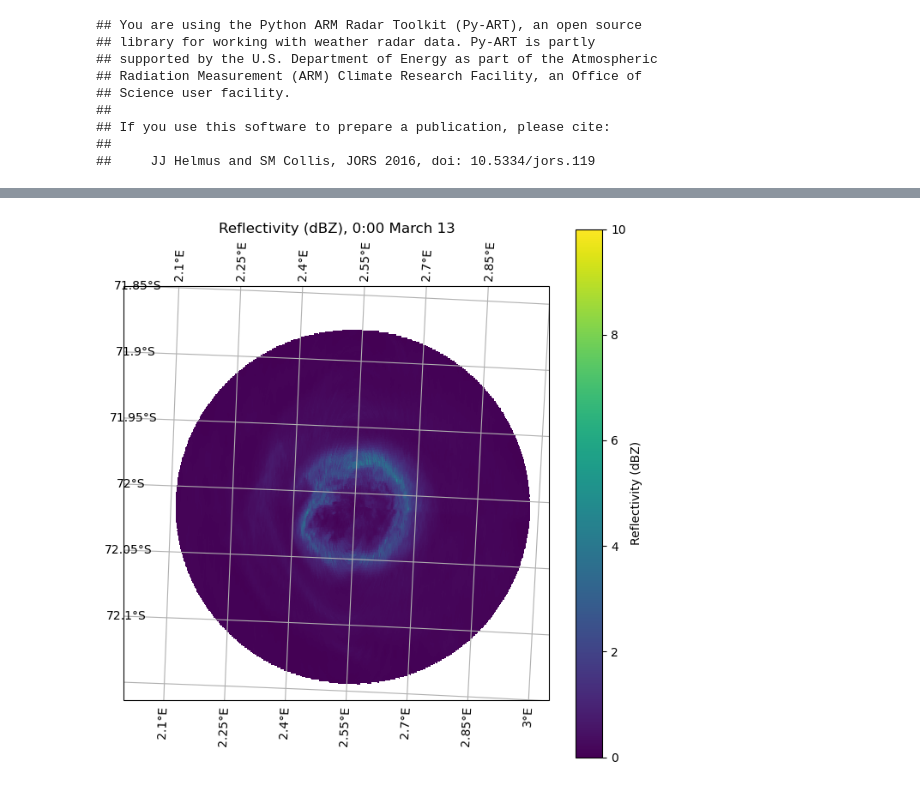
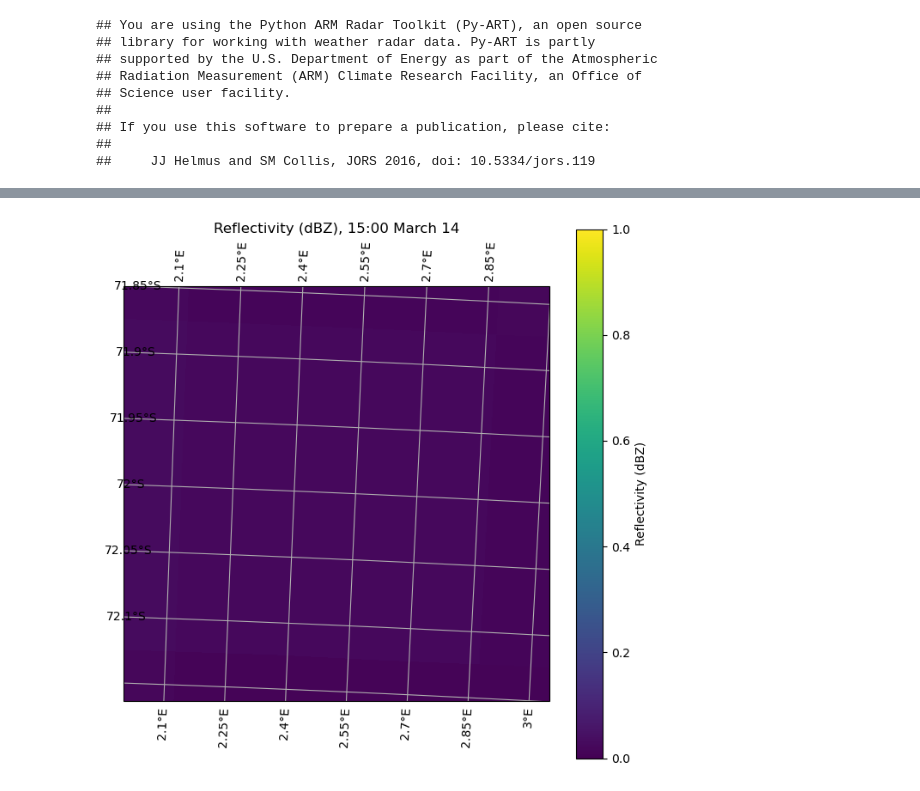
Before and after one commit to Troll-Observing-Network/neumayer-snowfall, a Jupyter notebook: 2D_Radar_New.ipynb, the cells around one changed output, grey strips where cells are left out. Drawn from its saved outputs; the diff is of its cells as text; code cells hidden in the pictures.

```diff
--- a/2D_Radar_New.ipynb
+++ b/2D_Radar_New.ipynb
@@ -301,17 +301,17 @@ eraLon = np.array(model.variables['longitude'][500:900])
 # %%
 fig = plt.figure(figsize=(8, 8))
 
 ax = plt.axes(projection=ccrs.SouthPolarStereo())
 ax.gridlines(draw_labels=True)
 ax.set_extent([2, 3, -72.15, -71.85], crs=ccrs.PlateCarree())
 ax.coastlines()
 
 
 
-cf = ax.pcolormesh(lon_target, lat_target, dbzSort_0313[:, :, 5], vmin=0, vmax=10, transform=ccrs.PlateCarree(), cmap='viridis')
+cf = ax.pcolormesh(eraLon, eraLat, fullGrid[39, :, :], vmin=0, vmax=1.0, transform=ccrs.PlateCarree(), cmap='viridis')
 plt.colorbar(cf, label='Reflectivity (dBZ)')
-plt.title("Reflectivity (dBZ), 0:00 March 13")
+plt.title("Reflectivity (dBZ), 15:00 March 14")
 
 plt.show()
 # %% [output]
-[figure, old version]
+[figure, new version]
```
Also changed, not shown: parts of 4 cells of this notebook, 34 other files.
